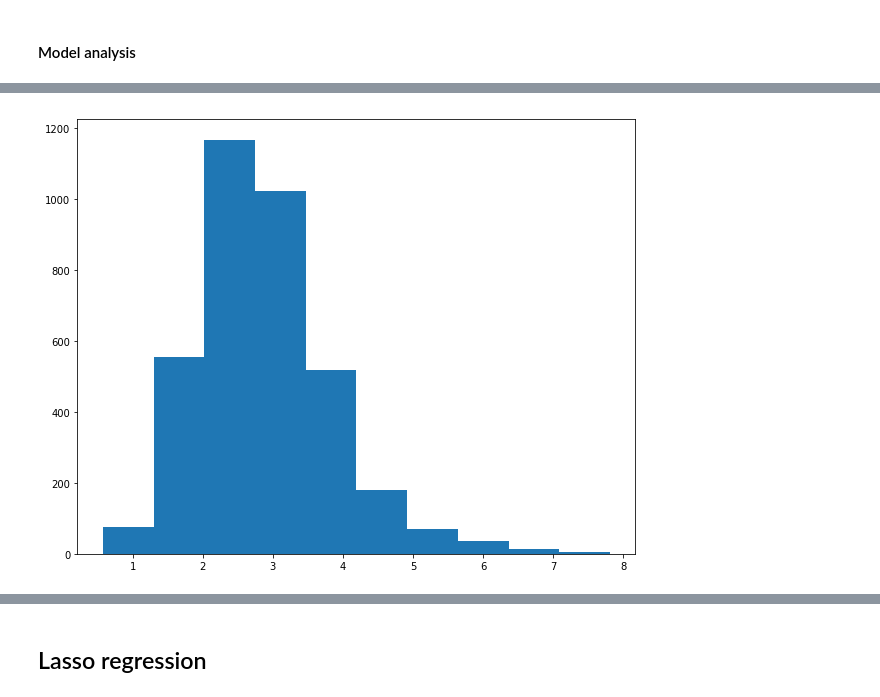
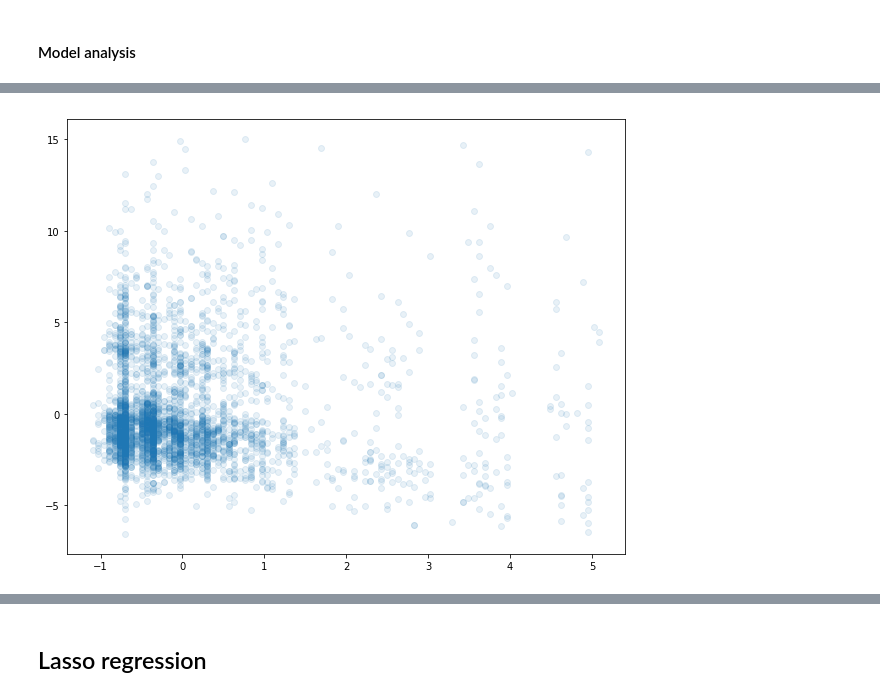
Before and after one commit to thomas-woodruff/footbot, a Jupyter notebook: app/notebooks/v1/22.06 Points model using linear regression with features v06.ipynb, the cells around one changed output, grey strips where cells are left out. Cells and saved outputs as stored; diff of their text form; code cells hidden in the pictures.

```diff
--- a/app/notebooks/v1/22.06 Points model using linear regression with features v06.ipynb
+++ b/app/notebooks/v1/22.06 Points model using linear regression with features v06.ipynb
@@ -585,5 +685,5 @@ ridge_test_loss
 # %%
 # refit ridge_model on all data
-ridge_model_full = Ridge(alpha=27.5)
+ridge_model_full = Ridge(alpha=1e-8)
 ridge_model_full.fit(ridge_X_sel, y.ravel())
 # %% [output]
@@ -644,4 +724,0 @@ ridge_test_loss_all
-# %%
-# refit ridge_model on all data
-ridge_model_full_all = Ridge(alpha=500)
-ridge_model_full_all.fit(X, y.ravel())
@@ -681,3 +725,5 @@ plt.show()
 # %% [markdown]
 #### Model analysis
+# %%
+ridge_cols = np.array(X.design_info.column_names)[ridge_selector.support_]
 # %%
@@ -733,8 +752,8 @@ ridge_all_weight_df.sort_values('weight', ascending=False).tail(20)
 # %%
-ridge_all_df = pd.DataFrame(X, columns=X.design_info.column_names)
-ridge_all_df['predicted_total_points'] = ridge_y_pred_full_all
-ridge_all_df['total_points'] = y
-ridge_all_df['residual'] = ridge_all_df['total_points'] - ridge_all_df['predicted_total_points']
-ridge_all_df[['total_points', 'predicted_total_points', 'residual']].head()
+ridge_df = pd.DataFrame(ridge_X_sel, columns=ridge_cols)
+ridge_df['predicted_total_points'] = ridge_y_pred_full
+ridge_df['total_points'] = y
+ridge_df['residual'] = ridge_df['total_points'] - ridge_df['predicted_total_points']
+ridge_df[['total_points', 'predicted_total_points', 'residual']].head()
 # %% [output]
 |  | total_points | predicted_total_points | residual |
@@ -752,6 +779,6 @@ plt.show()
 # %%
 plt.figure(figsize=(10, 8))
-plt.hist(ridge_all_df['predicted_total_points'] )
+plt.scatter(ridge_df['value'], ridge_df['residual'], alpha=0.1)
 plt.show()
 # %% [output]
-[figure, old version]
+[figure, new version]
```
Also changed, not shown: parts of 110 cells of this notebook, 21 other files.
